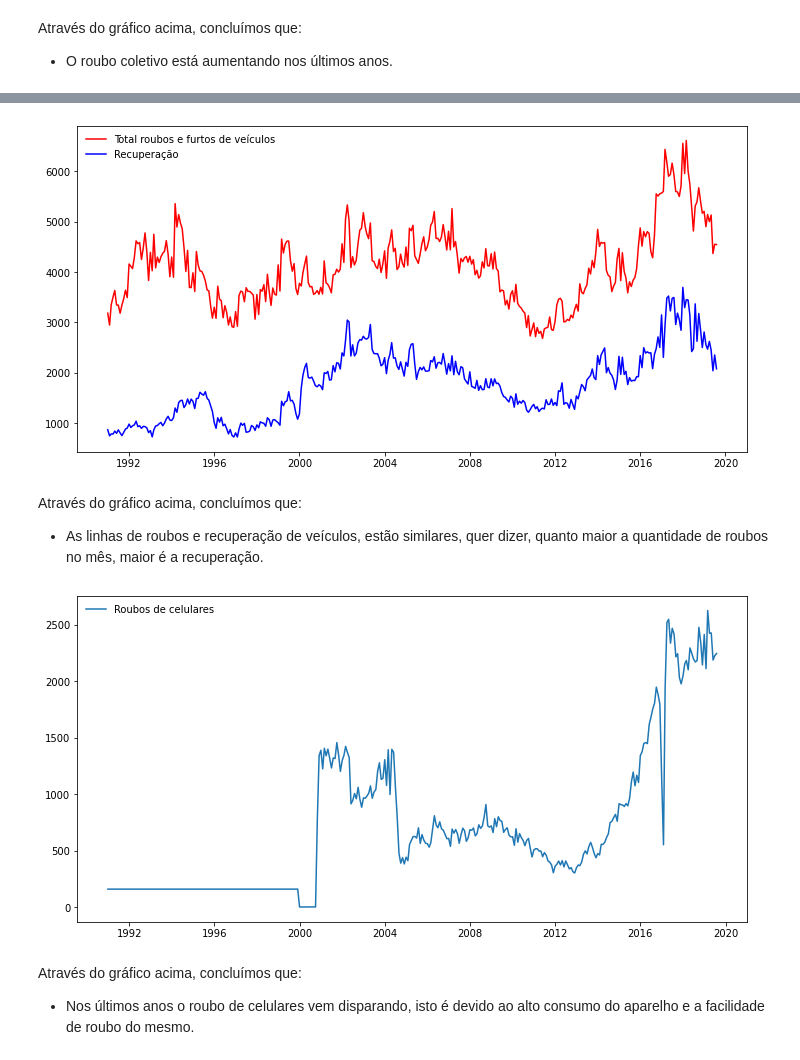
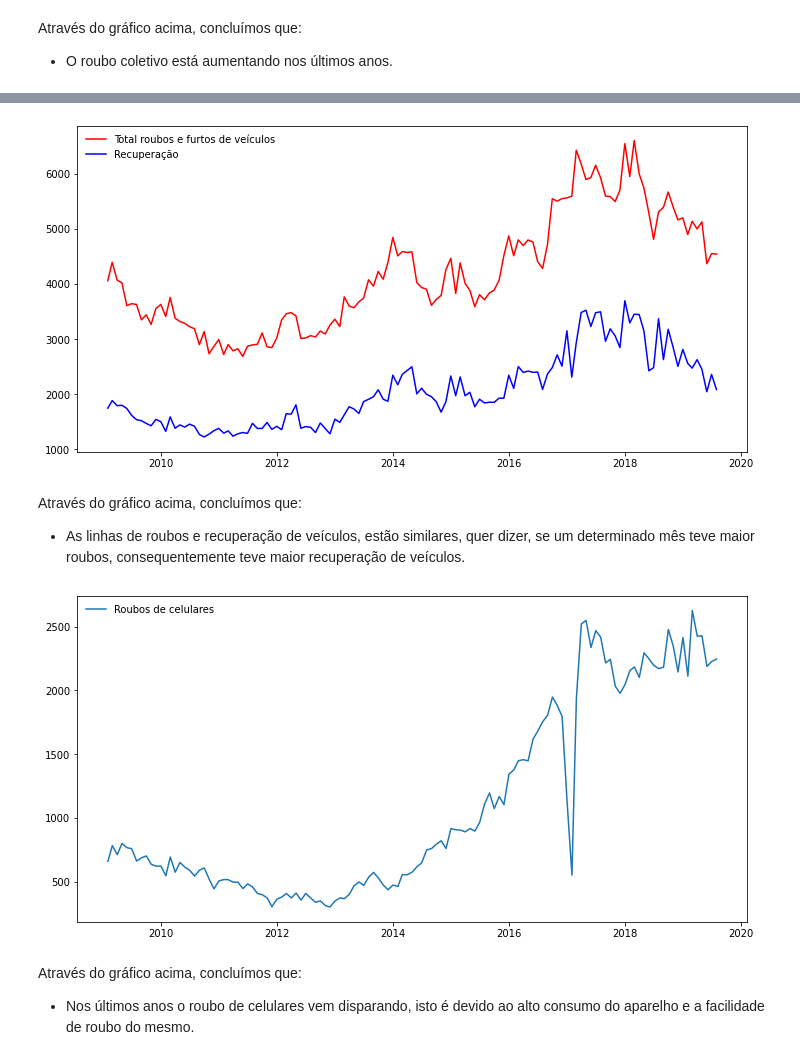
Before and after one commit to ladpedrino/Data-Science, a Jupyter notebook: Projeto_Analise_Violencia_RJ/Analisando_a_Violência_no_Rio_de_Janeiro.ipynb, the cells around one changed output, grey strips where cells are left out. Cells and saved outputs as stored; diff of their text form; code cells hidden in the pictures.

```diff
--- a/Projeto_Analise_Violencia_RJ/Analisando_a_Violência_no_Rio_de_Janeiro.ipynb
+++ b/Projeto_Analise_Violencia_RJ/Analisando_a_Violência_no_Rio_de_Janeiro.ipynb
@@ -219,0 +229,2 @@ Após a análise do dataset e adicionar novas variáveis, o próximo passo é ex
+# %%
+df_ultima_decada = df.query('date >"2009-01-01"')
@@ -403,23 +421,23 @@ Através do gráfico acima, concluímos que:
 # %%
 #Plotagem de gráfico de comparativo total de roubos e furtos de veículos e carros recuperados
 fig, ax = plt.subplots(figsize = (12,6));
-ax.plot(df['date'], df['total_roubos_furtos_veiculos'], color = 'red', label = 'Total roubos e furtos de veículos')
-ax.plot(df['date'],df['recuperacao_veiculos'], color = 'blue', label = 'Recuperação');
+ax.plot(df_ultima_decada['date'], df_ultima_decada['total_roubos_furtos_veiculos'], color = 'red', label = 'Total roubos e furtos de veículos')
+ax.plot(df_ultima_decada['date'],df_ultima_decada['recuperacao_veiculos'], color = 'blue', label = 'Recuperação');
 plt.legend(frameon=False);
 plt.show();
 # %% [output]
-[figure, old version]
+[figure, new version]
 # %% [markdown]
 Através do gráfico acima, concluímos que:
-* As linhas de roubos e recuperação de veículos, estão similares, quer dizer, quanto maior a quantidade de roubos no mês, maior é a recuperação.
+* As linhas de roubos e recuperação de veículos, estão similares, quer dizer, se um determinado mês teve maior roubos, consequentemente teve maior recuperação de veículos.
 # %%
 #Plotagem de gráfico de roubo de celulares
 fig, ax = plt.subplots(figsize = (12,6));
-ax.plot(df['date'], df['roubo_celular'], label = 'Roubos de celulares')
+ax.plot(df_ultima_decada['date'], df_ultima_decada['roubo_celular'], label = 'Roubos de celulares')
 plt.legend(frameon=False);
 plt.show();
 # %% [output]
-[figure, old version]
+[figure, new version]
 # %% [markdown]
 Através do gráfico acima, concluímos que:
 * Nos últimos anos o roubo de celulares vem disparando, isto é devido ao alto consumo do aparelho e a facilidade de roubo do mesmo.
```
Also changed, not shown: parts of 29 cells of this notebook.
